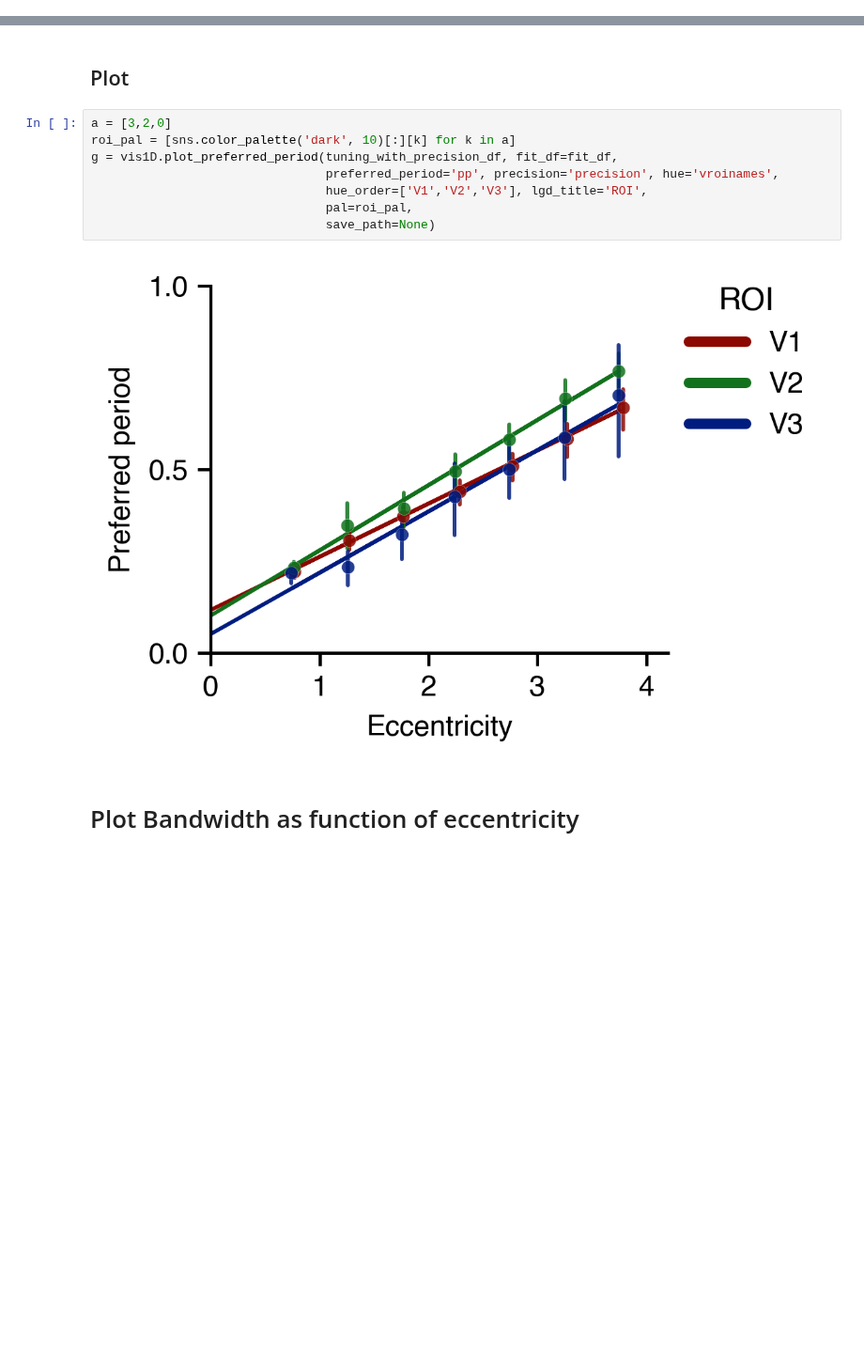
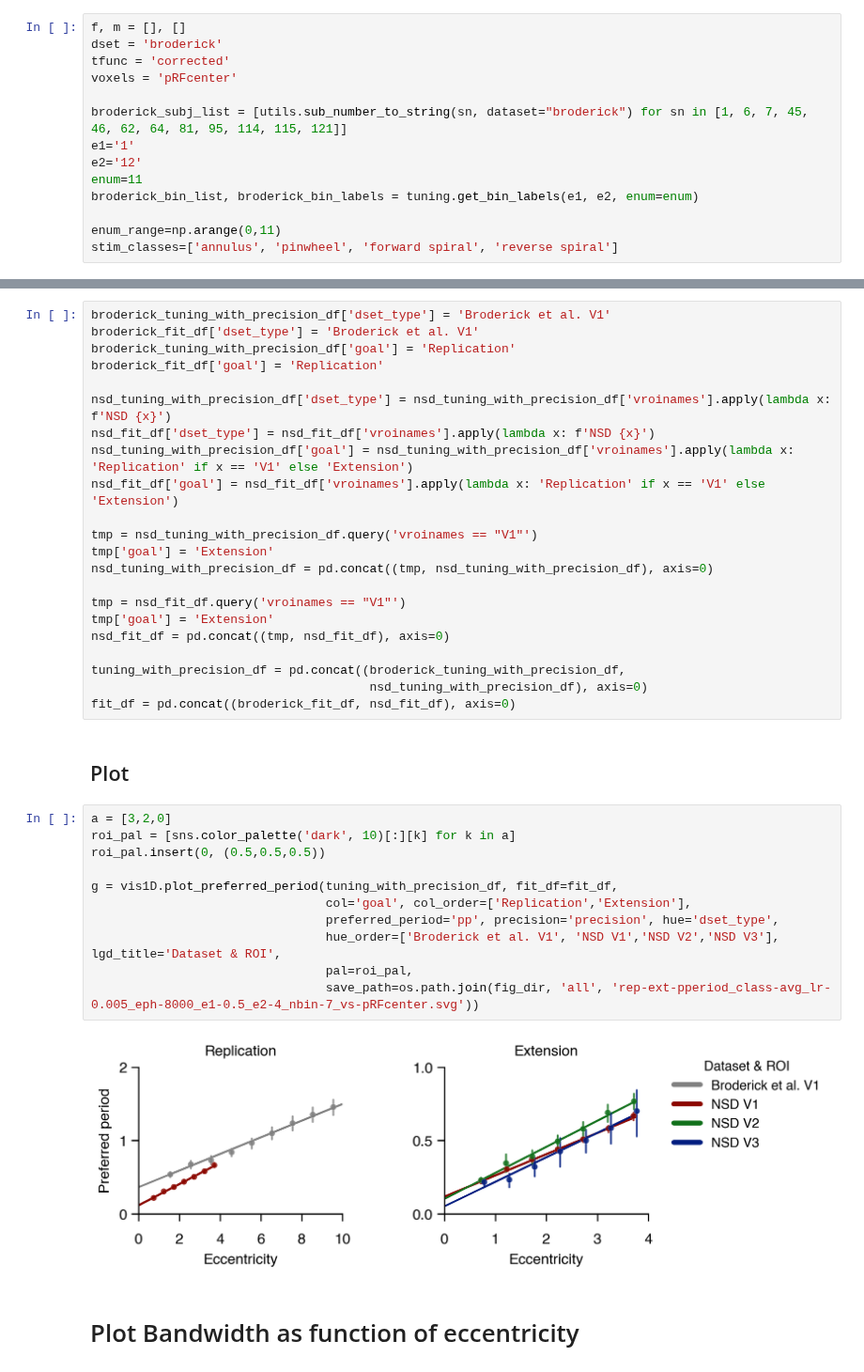
Before and after one commit to JiyeongHa/Spatial-Frequency-Preference_NSDsyn, a Jupyter notebook: notebooks/2.3-plot-tuning-curve-results.ipynb, the cells around one changed output, grey strips where cells are left out. Shown at 94% size. Cells and saved outputs as stored; diff of their text form; blank space fills up the shorter version.

Commit message:
edit plotting functions to break down things into replication and extension

```diff
--- a/notebooks/2.3-plot-tuning-curve-results.ipynb
+++ b/notebooks/2.3-plot-tuning-curve-results.ipynb
@@ -230,0 +200,14 @@ fit_df = vis1D.fit_line_to_weighted_mean(tuning_with_precision_df, 'pp', 'precis
+# %%
+f, m = [], []
+dset = 'broderick'
+tfunc = 'corrected'
+voxels = 'pRFcenter'
+
+broderick_subj_list = [utils.sub_number_to_string(sn, dataset="broderick") for sn in [1, 6, 7, 45, 46, 62, 64, 81, 95, 114, 115, 121]]
+e1='1'
+e2='12'
+enum=11
+broderick_bin_list, broderick_bin_labels = tuning.get_bin_labels(e1, e2, enum=enum)
+
+enum_range=np.arange(0,11)
+stim_classes=['annulus', 'pinwheel', 'forward spiral', 'reverse spiral']
@@ -231,15 +236,40 @@ fit_df = vis1D.fit_line_to_weighted_mean(tuning_with_precision_df, 'pp', 'precis
+# %%
+broderick_tuning_with_precision_df['dset_type'] = 'Broderick et al. V1'
+broderick_fit_df['dset_type'] = 'Broderick et al. V1'
+broderick_tuning_with_precision_df['goal'] = 'Replication'
+broderick_fit_df['goal'] = 'Replication'
+
+nsd_tuning_with_precision_df['dset_type'] = nsd_tuning_with_precision_df['vroinames'].apply(lambda x: f'NSD {x}')
+nsd_fit_df['dset_type'] = nsd_fit_df['vroinames'].apply(lambda x: f'NSD {x}')
+nsd_tuning_with_precision_df['goal'] = nsd_tuning_with_precision_df['vroinames'].apply(lambda x: 'Replication' if x == 'V1' else 'Extension')
+nsd_fit_df['goal'] = nsd_fit_df['vroinames'].apply(lambda x: 'Replication' if x == 'V1' else 'Extension')
+
+tmp = nsd_tuning_with_precision_df.query('vroinames == "V1"')
+tmp['goal'] = 'Extension'
+nsd_tuning_with_precision_df = pd.concat((tmp, nsd_tuning_with_precision_df), axis=0)
+
+tmp = nsd_fit_df.query('vroinames == "V1"')
+tmp['goal'] = 'Extension'
+nsd_fit_df = pd.concat((tmp, nsd_fit_df), axis=0)
+
+tuning_with_precision_df = pd.concat((broderick_tuning_with_precision_df,
+                                      nsd_tuning_with_precision_df), axis=0)
+fit_df = pd.concat((broderick_fit_df, nsd_fit_df), axis=0)
 # %% [markdown]
 ## Plot
 # %%
 a = [3,2,0]
 roi_pal = [sns.color_palette('dark', 10)[:][k] for k in a]
+roi_pal.insert(0, (0.5,0.5,0.5))
+
 g = vis1D.plot_preferred_period(tuning_with_precision_df, fit_df=fit_df,
-                                preferred_period='pp', precision='precision', hue='vroinames',
-                                hue_order=['V1','V2','V3'], lgd_title='ROI',
+                                col='goal', col_order=['Replication','Extension'],
+                                preferred_period='pp', precision='precision', hue='dset_type',
+                                hue_order=['Broderick et al. V1', 'NSD V1','NSD V2','NSD V3'], lgd_title='Dataset & ROI',
                                 pal=roi_pal,
-                                save_path=None)
+                                save_path=os.path.join(fig_dir, 'all', 'rep-ext-pperiod_class-avg_lr-0.005_eph-8000_e1-0.5_e2-4_nbin-7_vs-pRFcenter.svg'))
 # %% [output]
-[figure, old version]
+[figure, new version]
 # %% [markdown]
 # Plot Bandwidth as function of eccentricity
 # %%
```
Also changed, not shown: parts of 26 cells of this notebook, 1 other file.
